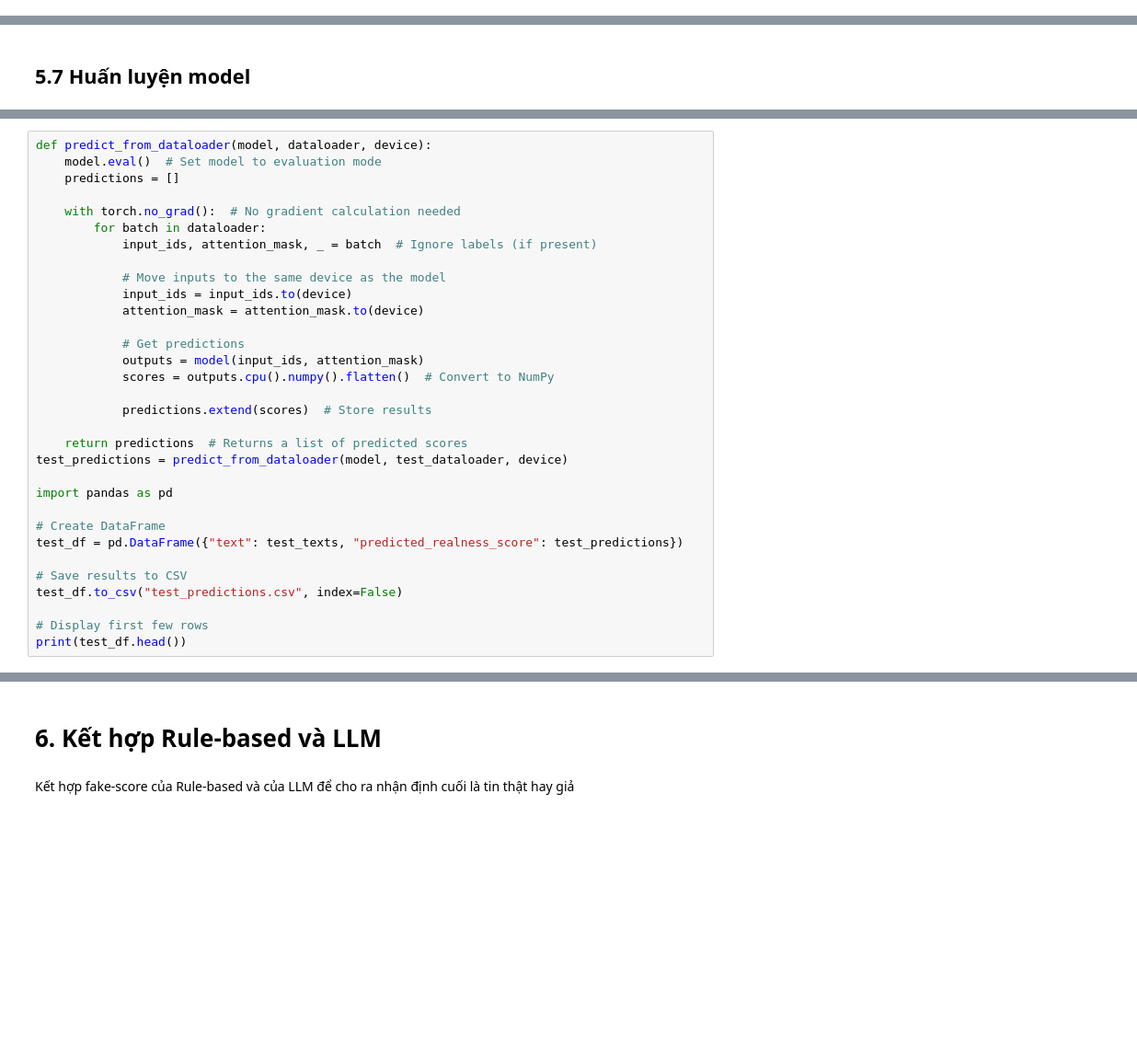
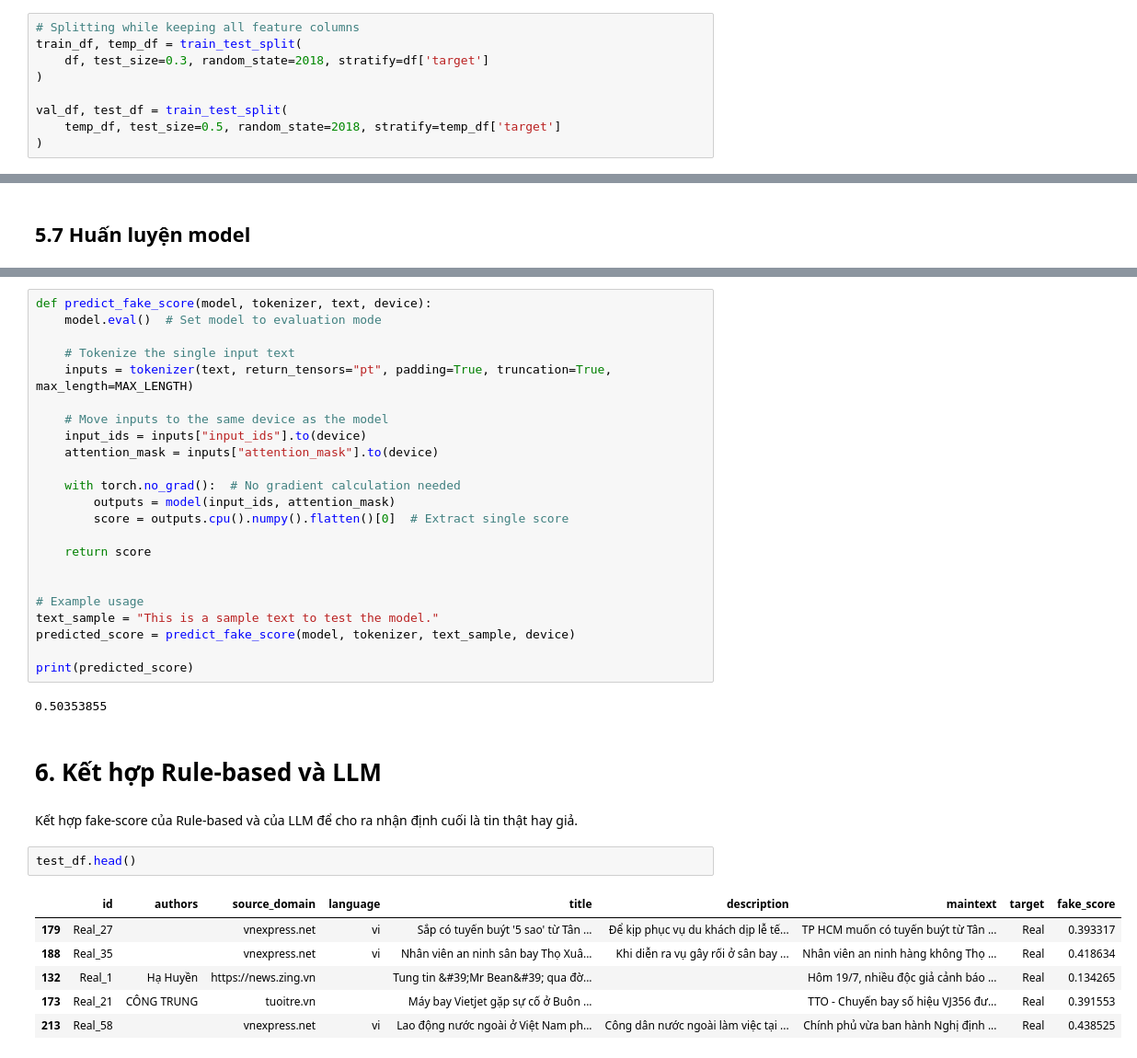
Before and after one commit to iammytran/fake-news-detector, a Jupyter notebook: main.ipynb, the cells around one changed output, grey strips where cells are left out. Shown at 92% size. Saved outputs shown, nothing was run; the diff lists cells and outputs as text; blank space fills up the shorter version.

Commit message:
update jupyter notebook name, add results folder

```diff
--- a/truc-rule-based-sys_updated.ipynb
+++ b/main.ipynb
@@ -469,0 +468,9 @@ val_texts, test_texts, val_labels, test_labels = train_test_split(test_texts, te
+# %%
+# Splitting while keeping all feature columns
+train_df, temp_df = train_test_split(
+    df, test_size=0.3, random_state=2018, stratify=df['target']
+)
+
+val_df, test_df = train_test_split(
+    temp_df, test_size=0.5, random_state=2018, stratify=temp_df['target']
+)
@@ -683,32 +700,0 @@ Validation Loss: 0.062
-# %%
-def predict_from_dataloader(model, dataloader, device):
-    model.eval()  # Set model to evaluation mode
-    predictions = []
-
-    with torch.no_grad():  # No gradient calculation needed
-        for batch in dataloader:
-            input_ids, attention_mask, _ = batch  # Ignore labels (if present)
-
-            # Move inputs to the same device as the model
-            input_ids = input_ids.to(device)
-            attention_mask = attention_mask.to(device)
-
-            # Get predictions
-            outputs = model(input_ids, attention_mask)
-            scores = outputs.cpu().numpy().flatten()  # Convert to NumPy
-
-            predictions.extend(scores)  # Store results
-
-    return predictions  # Returns a list of predicted scores
-test_predictions = predict_from_dataloader(model, test_dataloader, device)
-
-import pandas as pd
-
-# Create DataFrame
-test_df = pd.DataFrame({"text": test_texts, "predicted_realness_score": test_predictions})
-
-# Save results to CSV
-test_df.to_csv("test_predictions.csv", index=False)
-
-# Display first few rows
-print(test_df.head())
@@ -729,4 +701,38 @@ print(test_df.head())
+# %%
+def predict_fake_score(model, tokenizer, text, device):
+    model.eval()  # Set model to evaluation mode
+
+    # Tokenize the single input text
+    inputs = tokenizer(text, return_tensors="pt", padding=True, truncation=True, max_length=MAX_LENGTH)
+
+    # Move inputs to the same device as the model
+    input_ids = inputs["input_ids"].to(device)
+    attention_mask = inputs["attention_mask"].to(device)
+
+    with torch.no_grad():  # No gradient calculation needed
+        outputs = model(input_ids, attention_mask)
+        score = outputs.cpu().numpy().flatten()[0]  # Extract single score
+
+    return score
+
+
+# Example usage
+text_sample = "This is a sample text to test the model."
+predicted_score = predict_fake_score(model, tokenizer, text_sample, device)
+
+print(predicted_score)
+# %% [output]
+0.50353855
 # %% [markdown]
 # 6. Kết hợp Rule-based và LLM
 # %% [markdown]
-Kết hợp fake-score của Rule-based và của LLM để cho ra nhận định cuối là tin thật hay giả
+Kết hợp fake-score của Rule-based và của LLM để cho ra nhận định cuối là tin thật hay giả.
+# %%
+test_df.head()
+# %% [output]
+|  | id | authors | source_domain | language | title | description | maintext | target | fake_score |
+| 179 | Real_27 |  | vnexpress.net | vi | Sắp có tuyến buýt '5 sao' từ Tân ... | Để kịp phục vụ du khách dịp lễ tế... | TP HCM muốn có tuyến buýt từ Tân ... | Real | 0.393317 |
+| 188 | Real_35 |  | vnexpress.net | vi | Nhân viên an ninh sân bay Thọ Xuâ... | Khi diễn ra vụ gây rối ở sân bay ... | Nhân viên an ninh hàng không Thọ ... | Real | 0.418634 |
+| 132 | Real_1 | Hạ Huyền | https://news.zing.vn |  | Tung tin &#39;Mr Bean&#39; qua đờ... |  | Hôm 19/7, nhiều độc giả cảnh báo ... | Real | 0.134265 |
+| 173 | Real_21 | CÔNG TRUNG | tuoitre.vn |  | Máy bay Vietjet gặp sự cố ở Buôn ... |  | TTO - Chuyến bay số hiệu VJ356 đư... | Real | 0.391553 |
+| 213 | Real_58 |  | vnexpress.net | vi | Lao động nước ngoài ở Việt Nam ph... | Công dân nước ngoài làm việc tại ... | Chính phủ vừa ban hành Nghị định ... | Real | 0.438525 |
```
Also changed, not shown: parts of 11 cells of this notebook, 2 other files.
